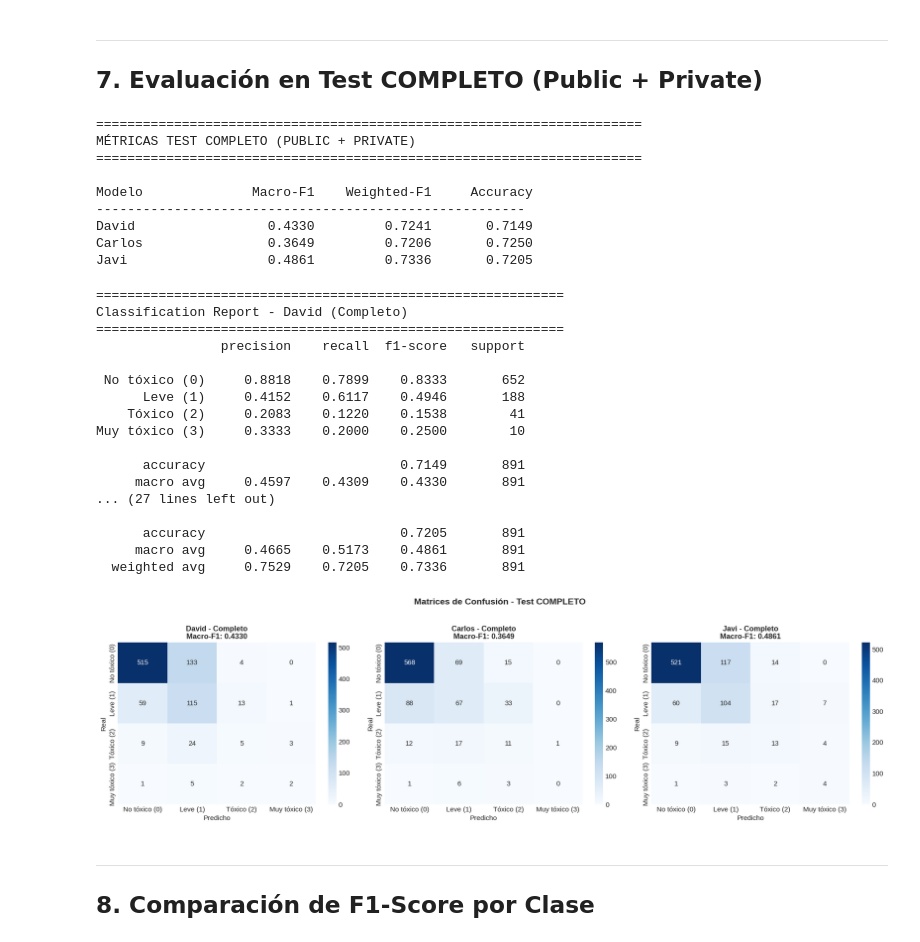
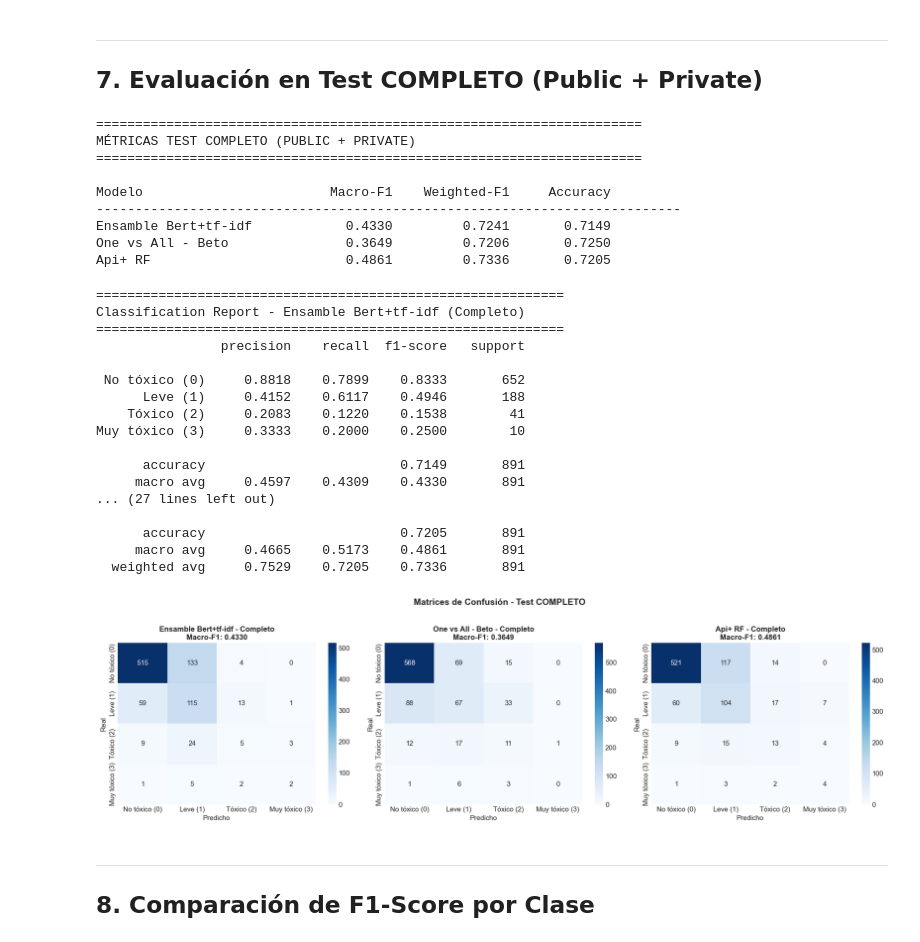
Before and after one commit to JaviCeronn/PNL-Proyect, a Jupyter notebook: Analisis_Comparativo_Modelos.ipynb, the cells around one changed output. Saved outputs shown, nothing was run; the diff lists cells and outputs as text; code cells hidden in the pictures.

```diff
--- a/Analisis_Comparativo_Modelos.ipynb
+++ b/Analisis_Comparativo_Modelos.ipynb
@@ -72,11 +72,11 @@ Private    445
 Name: count, dtype: int64
 # %%
 # Cargar predicciones de cada modelo
-pred_david = pd.read_csv(PRED_DAVID_PATH)
-pred_carlos = pd.read_csv(PRED_CARLOS_PATH)
-pred_javi = pd.read_csv(PRED_JAVI_PATH)
+pred_ensamble_bert_tfidf = pd.read_csv(PRED_DAVID_PATH)
+pred_ova_beto = pd.read_csv(PRED_CARLOS_PATH)
+pred_api_rf = pd.read_csv(PRED_JAVI_PATH)
 
-print(f"Predicciones David: {len(pred_david)} muestras")
-print(f"Predicciones Carlos: {len(pred_carlos)} muestras")
-print(f"Predicciones Javi: {len(pred_javi)} muestras")
+print(f"Predicciones Ensamble Bert+tf-idf: {len(pred_ensamble_bert_tfidf)} muestras")
+print(f"Predicciones One vs All - Beto: {len(pred_ova_beto)} muestras")
+print(f"Predicciones Api+ RF: {len(pred_api_rf)} muestras")
 # %% [output]
@@ -88,9 +88,9 @@ Predicciones Javi: 891 muestras
 merged = solution_df.copy()
 merged = merged.rename(columns={'label': 'y_true'})
 
-merged = merged.merge(pred_david[['id', 'label']].rename(columns={'label': 'pred_david'}), on='id', how='left')
-merged = merged.merge(pred_carlos[['id', 'label']].rename(columns={'label': 'pred_carlos'}), on='id', how='left')
-merged = merged.merge(pred_javi[['id', 'label']].rename(columns={'label': 'pred_javi'}), on='id', how='left')
+merged = merged.merge(pred_ensamble_bert_tfidf[['id', 'label']].rename(columns={'label': 'pred_ensamble_bert_tfidf'}), on='id', how='left')
+merged = merged.merge(pred_ova_beto[['id', 'label']].rename(columns={'label': 'pred_ova_beto'}), on='id', how='left')
+merged = merged.merge(pred_api_rf[['id', 'label']].rename(columns={'label': 'pred_api_rf'}), on='id', how='left')
 
 # Separar Public y Private
 public_df = merged[merged['Usage'] == 'Public'].copy()
@@ -379,35 +383,37 @@ plt.show()
 y_true_full = merged['y_true'].values
 
 metrics_full = {
-    'David': calcular_metricas(y_true_full, merged['pred_david'].values, 'David'),
-    'Carlos': calcular_metricas(y_true_full, merged['pred_carlos'].values, 'Carlos'),
-    'Javi': calcular_metricas(y_true_full, merged['pred_javi'].values, 'Javi')
+    'Ensamble Bert+tf-idf': calcular_metricas(y_true_full, merged['pred_ensamble_bert_tfidf'].values, 'Ensamble Bert+tf-idf'),
+    'One vs All - Beto': calcular_metricas(y_true_full, merged['pred_ova_beto'].values, 'One vs All - Beto'),
+    'Api+ RF': calcular_metricas(y_true_full, merged['pred_api_rf'].values, 'Api+ RF')
 }
 
 print("="*70)
 print("MÉTRICAS TEST COMPLETO (PUBLIC + PRIVATE)")
 print("="*70)
-print(f"\n{'Modelo':<15} {'Macro-F1':>12} {'Weighted-F1':>14} {'Accuracy':>12}")
-print("-"*55)
+print(f"\n{'Modelo':<25} {'Macro-F1':>12} {'Weighted-F1':>14} {'Accuracy':>12}")
+print("-" * 75)
 for nombre, m in metrics_full.items():
-    print(f"{nombre:<15} {m['macro_f1']:>12.4f} {m['weighted_f1']:>14.4f} {m['accuracy']:>12.4f}")
+    print(f"{nombre:<25} {m['macro_f1']:>12.4f} {m['weighted_f1']:>14.4f} {m['accuracy']:>12.4f}")
 # %% [output]
 ======================================================================
 MÉTRICAS TEST COMPLETO (PUBLIC + PRIVATE)
 ======================================================================
 
-Modelo              Macro-F1    Weighted-F1     Accuracy
--------------------------------------------------------
-David                 0.4330         0.7241       0.7149
-Carlos                0.3649         0.7206       0.7250
-Javi                  0.4861         0.7336       0.7205
+Modelo                        Macro-F1    Weighted-F1     Accuracy
+---------------------------------------------------------------------------
+Ensamble Bert+tf-idf            0.4330         0.7241       0.7149
+One vs All - Beto               0.3649         0.7206       0.7250
+Api+ RF                         0.4861         0.7336       0.7205
 # %%
 # Classification Reports - Completo
-for nombre, pred_col in [('David', 'pred_david'), ('Carlos', 'pred_carlos'), ('Javi', 'pred_javi')]:
+for nombre, pred_col in [('Ensamble Bert+tf-idf', 'pred_ensamble_bert_tfidf'),
+                         ('One vs All - Beto', 'pred_ova_beto'),
+                         ('Api+ RF', 'pred_api_rf')]:
     print_classification_report(y_true_full, merged[pred_col].values, f"{nombre} (Completo)")
 # %% [output]
 ============================================================
-Classification Report - David (Completo)
+Classification Report - Ensamble Bert+tf-idf (Completo)
 ============================================================
                 precision    recall  f1-score   support
 
@@ -426,19 +432,19 @@ Muy tóxico (3)     0.3333    0.2000    0.2500        10
 # %%
 # Matrices de confusión - Completo
 fig, axes = plt.subplots(1, 3, figsize=(18, 5))
 
-plot_confusion_matrix(y_true_full, merged['pred_david'].values,
-                      f'David - Completo\nMacro-F1: {metrics_full["David"]["macro_f1"]:.4f}', axes[0])
-plot_confusion_matrix(y_true_full, merged['pred_carlos'].values,
-                      f'Carlos - Completo\nMacro-F1: {metrics_full["Carlos"]["macro_f1"]:.4f}', axes[1])
-plot_confusion_matrix(y_true_full, merged['pred_javi'].values,
-                      f'Javi - Completo\nMacro-F1: {metrics_full["Javi"]["macro_f1"]:.4f}', axes[2])
+plot_confusion_matrix(y_true_full, merged['pred_ensamble_bert_tfidf'].values,
+                      f'Ensamble Bert+tf-idf - Completo\nMacro-F1: {metrics_full["Ensamble Bert+tf-idf"]["macro_f1"]:.4f}', axes[0])
+plot_confusion_matrix(y_true_full, merged['pred_ova_beto'].values,
+                      f'One vs All - Beto - Completo\nMacro-F1: {metrics_full["One vs All - Beto"]["macro_f1"]:.4f}', axes[1])
+plot_confusion_matrix(y_true_full, merged['pred_api_rf'].values,
+                      f'Api+ RF - Completo\nMacro-F1: {metrics_full["Api+ RF"]["macro_f1"]:.4f}', axes[2])
 
 plt.suptitle('Matrices de Confusión - Test COMPLETO', fontsize=14, fontweight='bold', y=1.02)
 plt.tight_layout()
 plt.show()
 # %% [output]
-[figure, old version]
+[figure, new version]
 # %% [markdown]
 ---
 ## 8. Comparación de F1-Score por Clase
```
Also changed, not shown: parts of 18 cells of this notebook.
